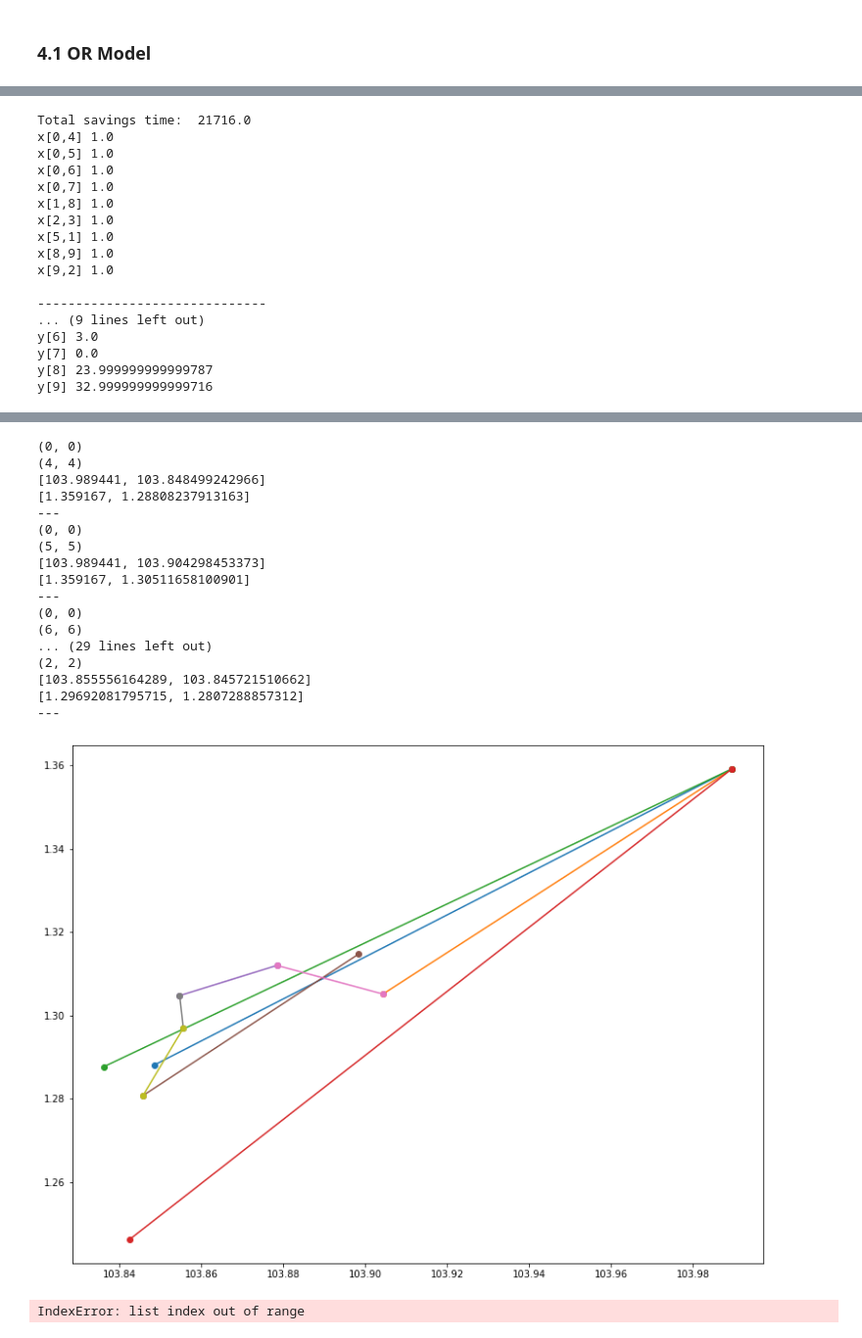
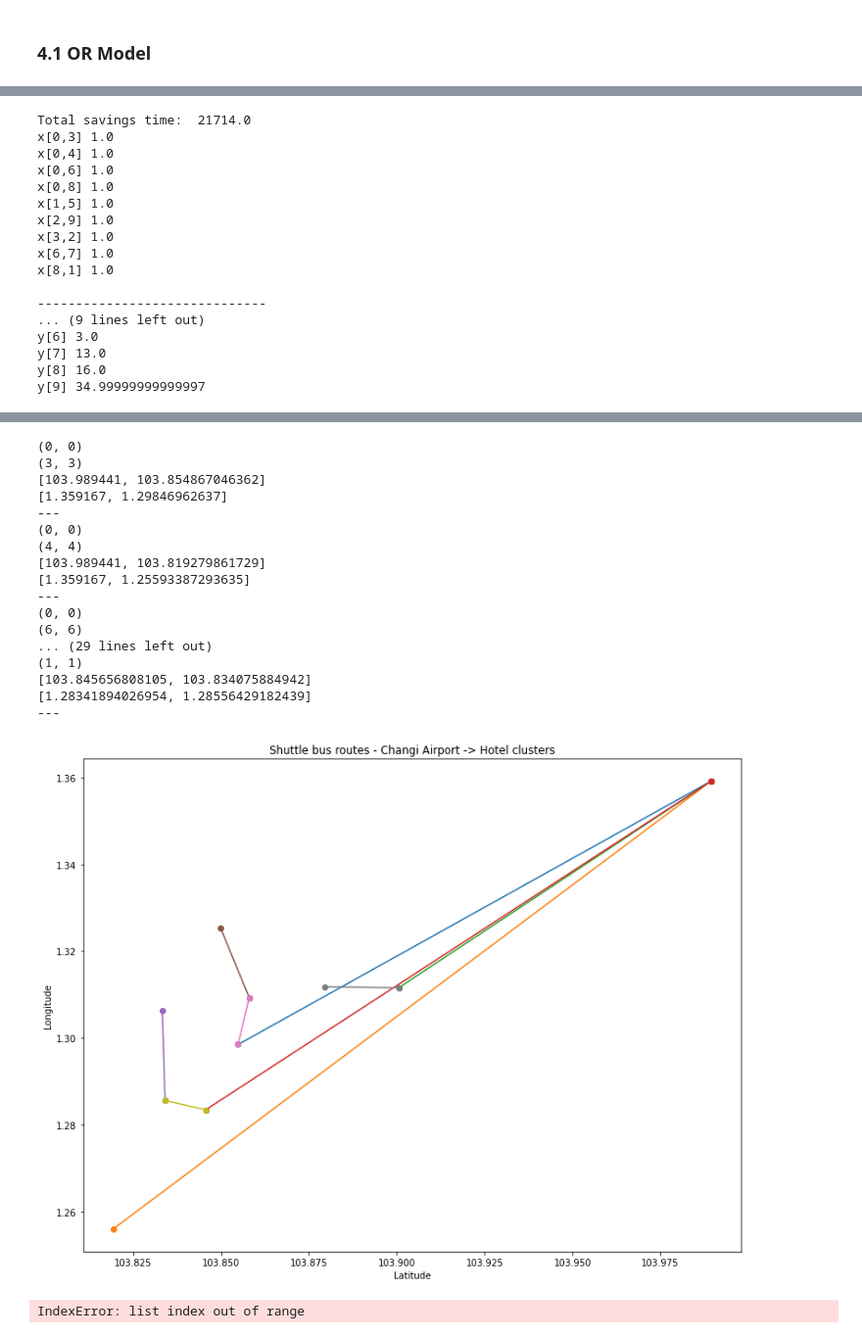
Before and after one commit to skoruthu/Singapore-Hotel-Buses-Capacitated-Vehicle-Routing-Problem, a Jupyter notebook: Capacitated Vehicle Routing.ipynb, the cells around one changed output, grey strips where cells are left out. Shown at 98% size. Cells and saved outputs as stored; diff of their text form; code cells hidden in the pictures.

```diff
--- a/Capacitated Vehicle Routing.ipynb
+++ b/Capacitated Vehicle Routing.ipynb
@@ -92,7 +92,7 @@ Name: rooms, dtype: float64
 # %%
 # Can change the value of k, intial medoids automatically generated
 
-K=15
+K=9
 obs=len(hotels)
 initial_medoids=[]
 
@@ -146,6 +146,8 @@ for n in range(0,len(centers)):
 #Add changi airport
 f.Marker(location=[1.359167,103.989441], popup='Changi Airport').add_to(m)
 
+m.save("Images/HotelClusters.png")
+
 m
 # %% [output]
 Shuttle Drop-off Points:
@@ -466,23 +456,23 @@ print('\n------------------------------')
 for v in y:
     print(y[v].VarName, y[v].x)
 # %% [output]
-Total savings time:  21716.0
+Total savings time:  21714.0
+x[0,3] 1.0
 x[0,4] 1.0
-x[0,5] 1.0
 x[0,6] 1.0
-x[0,7] 1.0
-x[1,8] 1.0
-x[2,3] 1.0
-x[5,1] 1.0
-x[8,9] 1.0
-x[9,2] 1.0
+x[0,8] 1.0
+x[1,5] 1.0
+x[2,9] 1.0
+x[3,2] 1.0
+x[6,7] 1.0
+x[8,1] 1.0
 
 ------------------------------
 ... (9 lines left out)
 y[6] 3.0
-y[7] 0.0
-y[8] 23.999999999999787
-y[9] 32.999999999999716
+y[7] 13.0
+y[8] 16.0
+y[9] 34.99999999999997
 # %%
 for i in range(N):
     for j in range(N):
@@ -508,40 +498,45 @@ for i in range(N):
 # %%
 import matplotlib.pyplot as plt
 plt.figure(figsize=(13,10))
 lat_coord=cluster.latitude
 long_coord=cluster.longitude
 
 # plt.scatter(x=lat_coord, y=long_coord)
 for v in range(len(route)):
     x1_x2_coords = [lat_coord[int(route[v][0].split(',')[0].split('[')[1])],lat_coord[int(route[v][0].split(',')[1].split(']')[0])]]
     y1_y2_coords = [long_coord[int(route[v][0].split(',')[0].split('[')[1])], long_coord[int(route[v][0].split(',')[1].split(']')[0])]]
 
     print((int(route[v][0].split(',')[0].split('[')[1]),int(route[v][0].split(',')[0].split('[')[1])))
     print((int(route[v][0].split(',')[1].split(']')[0]), int(route[v][0].split(',')[1].split(']')[0])))
     print(x1_x2_coords)
     print(y1_y2_coords)
     print('---')
 
     plt.plot(x1_x2_coords, y1_y2_coords , marker='o')
+plt.title('Shuttle bus routes - Changi Airport -> Hotel clusters')
+plt.xlabel('Latitude')
+plt.ylabel('Longitude')
+plt.savefig('Images/OptimizedRoutes.png')
+plt.show()
 # %% [output]
+(0, 0)
+(3, 3)
+[103.989441, 103.854867046362]
+[1.359167, 1.29846962637]
+---
 (0, 0)
 (4, 4)
-[103.989441, 103.848499242966]
-[1.359167, 1.28808237913163]
----
-(0, 0)
-(5, 5)
-[103.989441, 103.904298453373]
-[1.359167, 1.30511658100901]
+[103.989441, 103.819279861729]
+[1.359167, 1.25593387293635]
 ---
 (0, 0)
 (6, 6)
 ... (29 lines left out)
-(2, 2)
-[103.855556164289, 103.845721510662]
-[1.29692081795715, 1.2807288857312]
+(1, 1)
+[103.845656808105, 103.834075884942]
+[1.28341894026954, 1.28556429182439]
 ---
-[figure, old version]
+[figure, new version]
 # %%
 loc = []
 for v in range(len(route)):
```
Also changed, not shown: parts of 3 cells of this notebook, 2 other files.
